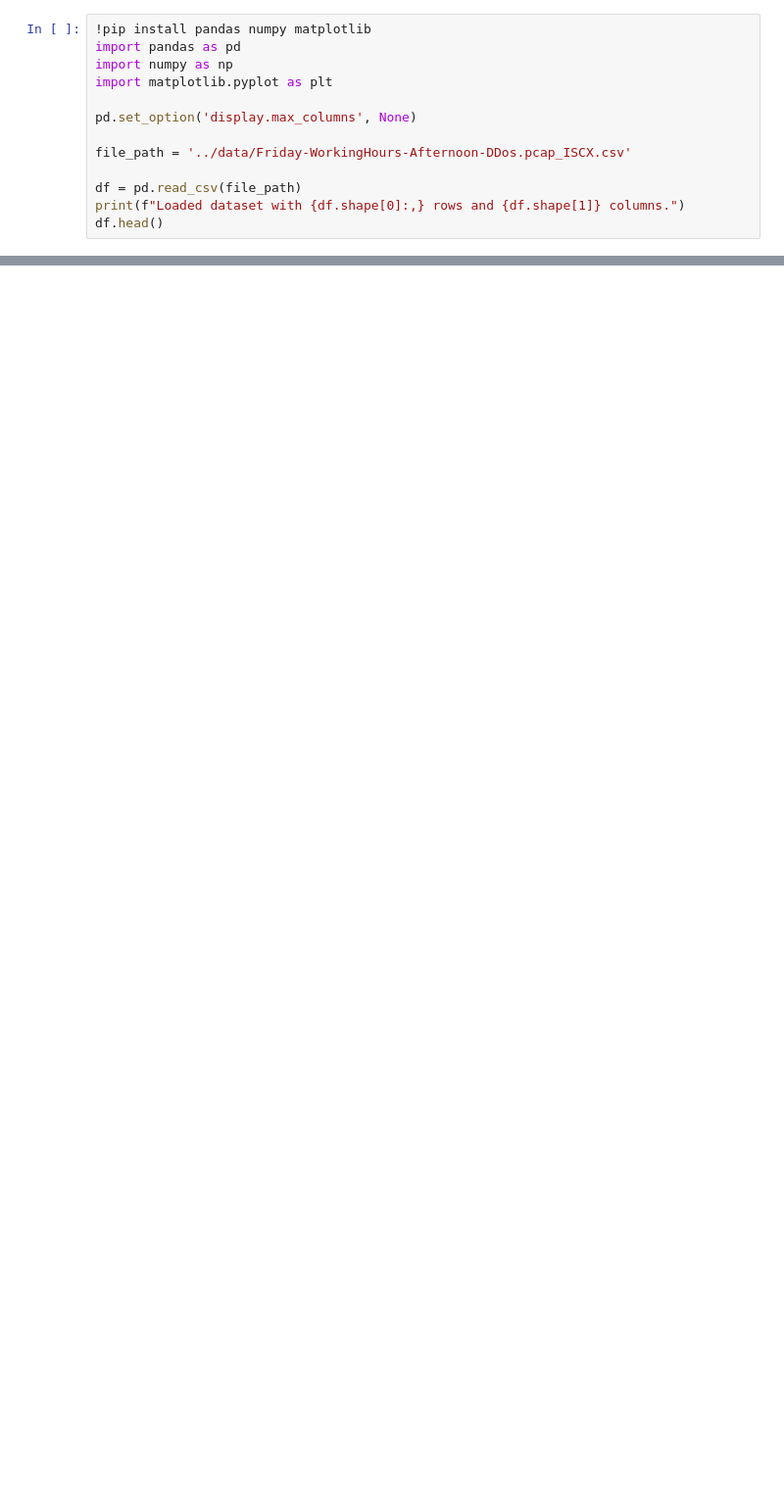
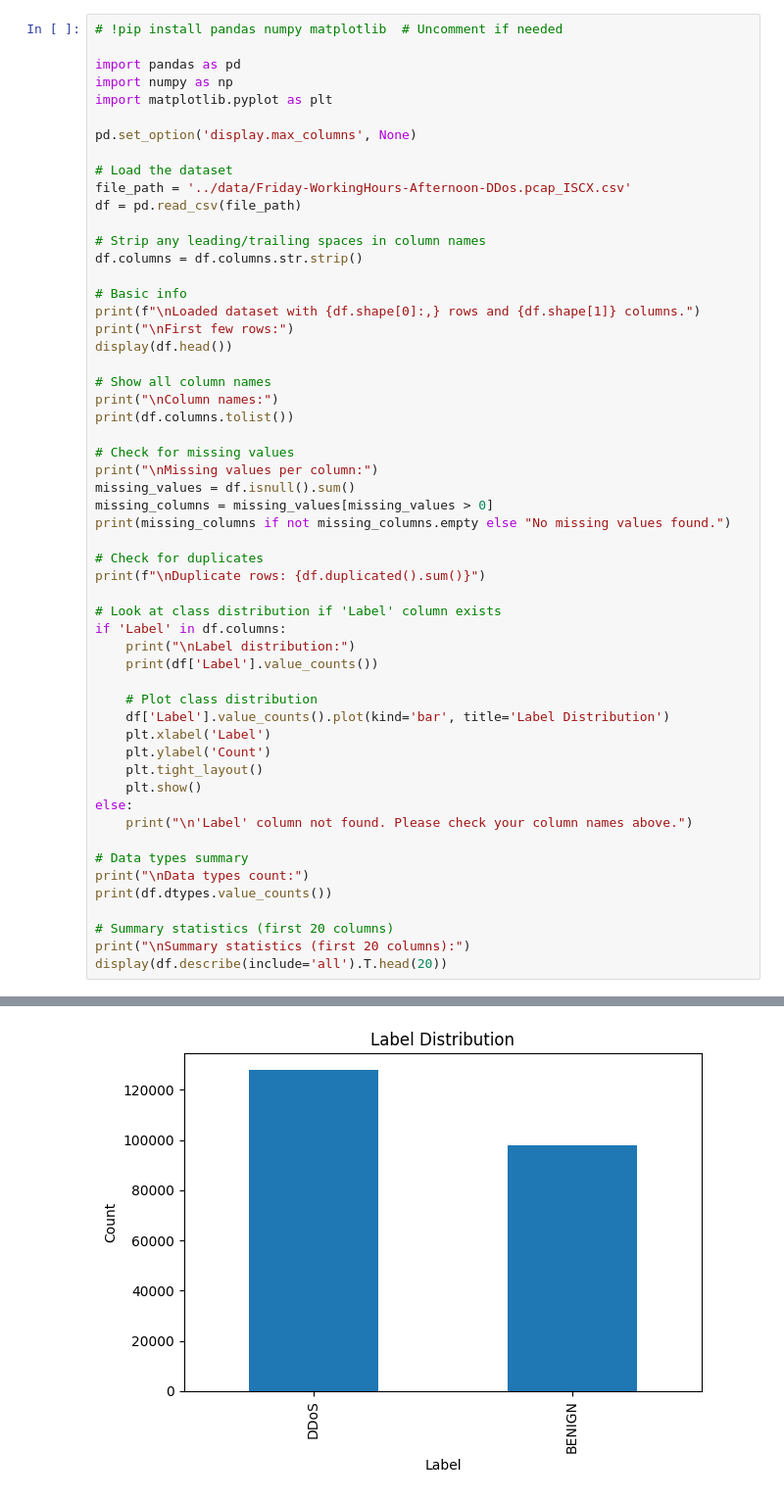
Before and after one commit to ousmaneb/ghostlens-xai-threat-detection, a Jupyter notebook: notebooks/start.ipynb, the cells around one changed output, grey strips where cells are left out. Shown: that part at 98% size. Saved outputs shown, nothing was run; the diff lists cells and outputs as text; blank space fills up the shorter version.

```diff
--- a/notebooks/start.ipynb
+++ b/notebooks/start.ipynb
@@ -1,14 +1,56 @@
 # %%
-!pip install pandas numpy matplotlib
+# !pip install pandas numpy matplotlib  # Uncomment if needed
+
 import pandas as pd
 import numpy as np
 import matplotlib.pyplot as plt
 
 pd.set_option('display.max_columns', None)
 
+# Load the dataset
 file_path = '../data/Friday-WorkingHours-Afternoon-DDos.pcap_ISCX.csv'
+df = pd.read_csv(file_path)
 
-df = pd.read_csv(file_path)
-print(f"Loaded dataset with {df.shape[0]:,} rows and {df.shape[1]} columns.")
-df.head()
+# Strip any leading/trailing spaces in column names
+df.columns = df.columns.str.strip()
+
+# Basic info
+print(f"\nLoaded dataset with {df.shape[0]:,} rows and {df.shape[1]} columns.")
+print("\nFirst few rows:")
+display(df.head())
+
+# Show all column names
+print("\nColumn names:")
+print(df.columns.tolist())
+
+# Check for missing values
+print("\nMissing values per column:")
+missing_values = df.isnull().sum()
+missing_columns = missing_values[missing_values > 0]
+print(missing_columns if not missing_columns.empty else "No missing values found.")
+
+# Check for duplicates
+print(f"\nDuplicate rows: {df.duplicated().sum()}")
+
+# Look at class distribution if 'Label' column exists
+if 'Label' in df.columns:
+    print("\nLabel distribution:")
+    print(df['Label'].value_counts())
+
+    # Plot class distribution
+    df['Label'].value_counts().plot(kind='bar', title='Label Distribution')
+    plt.xlabel('Label')
+    plt.ylabel('Count')
+    plt.tight_layout()
+    plt.show()
+else:
+    print("\n'Label' column not found. Please check your column names above.")
+
+# Data types summary
+print("\nData types count:")
+print(df.dtypes.value_counts())
+
+# Summary statistics (first 20 columns)
+print("\nSummary statistics (first 20 columns):")
+display(df.describe(include='all').T.head(20))
 # %% [output]
@@ -33,0 +80 @@ Successfully installed contourpy-1.3.3 cycler-0.12.1 fonttools-4.59.0 kiwisolver
+[figure, added]
```
Also changed, not shown: parts of 1 cell of this notebook, 1 other file.
